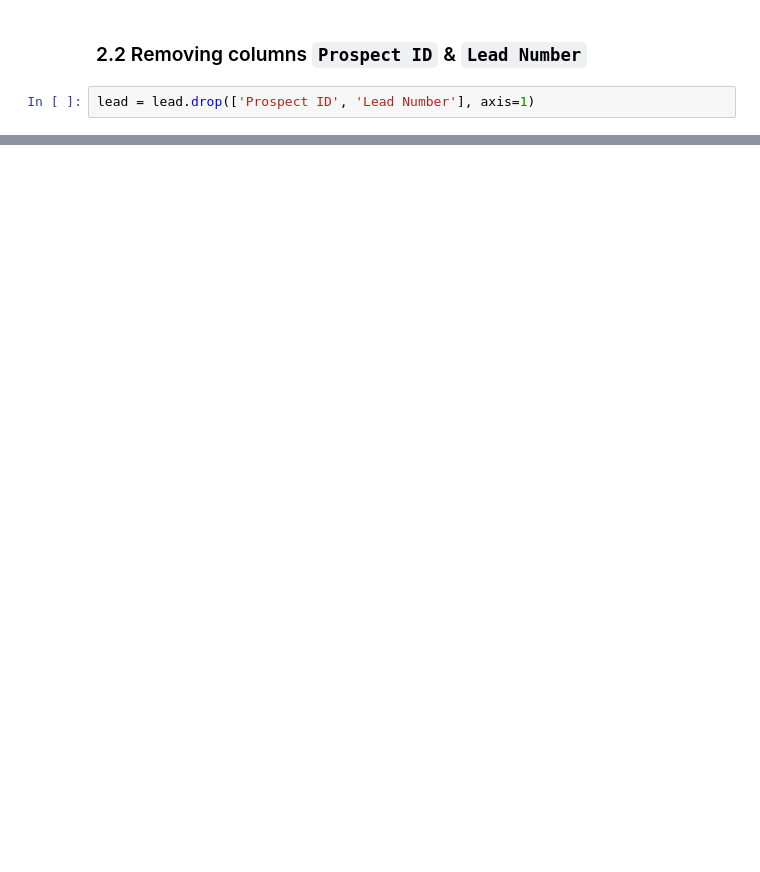
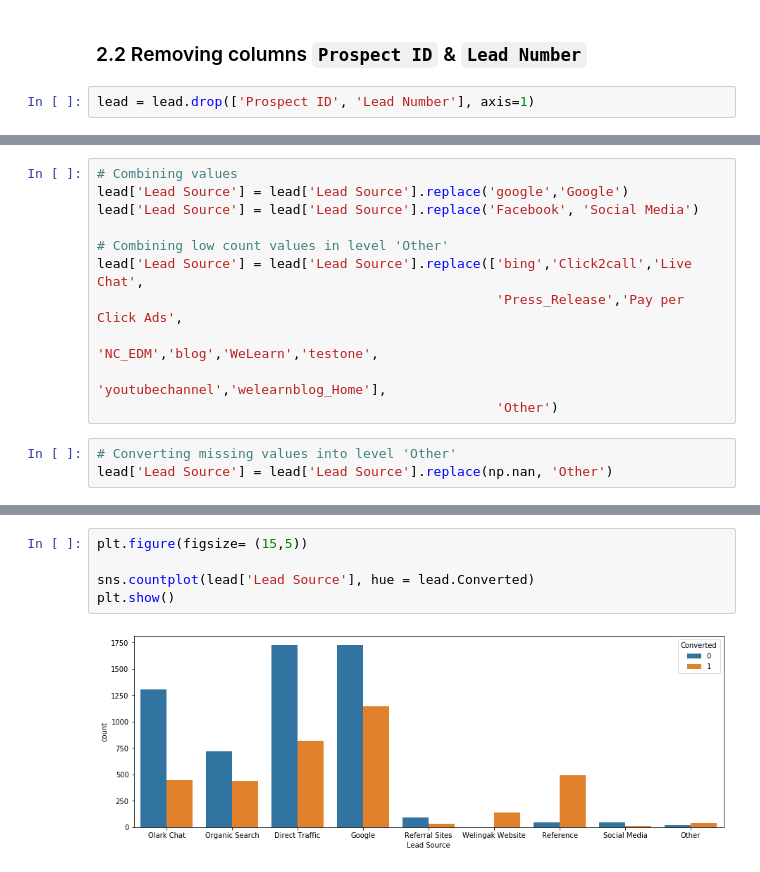
Before and after one commit to Sushil-Deore/Lead-Scoring-Case-Study, a Jupyter notebook: Lead Score Case Study.ipynb, the cells around one changed output, grey strips where cells are left out. Cells and saved outputs as stored; diff of their text form; blank space fills up the shorter version.

```diff
--- a/Lead Score Case Study.ipynb
+++ b/Lead Score Case Study.ipynb
@@ -240,0 +269,14 @@ lead.head()
+# %%
+# Combining values
+lead['Lead Source'] = lead['Lead Source'].replace('google','Google')
+lead['Lead Source'] = lead['Lead Source'].replace('Facebook', 'Social Media')
+
+# Combining low count values in level 'Other'
+lead['Lead Source'] = lead['Lead Source'].replace(['bing','Click2call','Live Chat',
+                                                   'Press_Release','Pay per Click Ads',
+                                                   'NC_EDM','blog','WeLearn','testone',
+                                                   'youtubechannel','welearnblog_Home'],
+                                                   'Other')
+# %%
+# Converting missing values into level 'Other'
+lead['Lead Source'] = lead['Lead Source'].replace(np.nan, 'Other')
@@ -240,0 +296,7 @@ lead.head()
+# %%
+plt.figure(figsize= (15,5))
+
+sns.countplot(lead['Lead Source'], hue = lead.Converted)
+plt.show()
+# %% [output]
+[figure, added]
```
Also changed, not shown: parts of 196 cells of this notebook.
